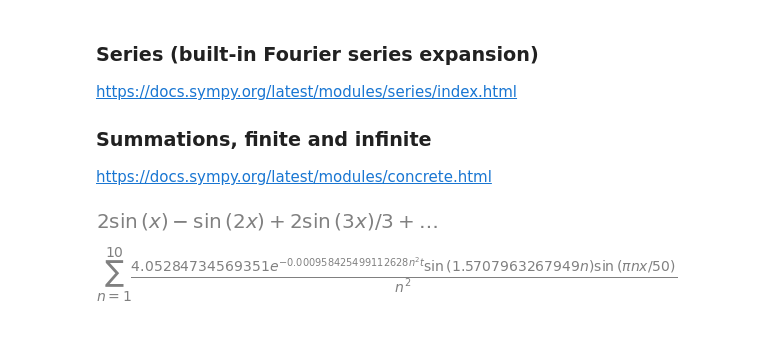
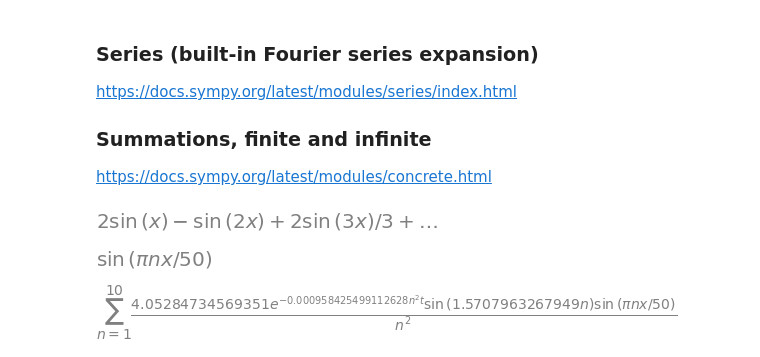
Before and after one commit to martina01natali/MMP, a Jupyter notebook: Project/JUPY_sympy_playground.ipynb, the cells around one changed output. Cells and saved outputs as stored; diff of their text form; code cells hidden in the pictures; blank space fills up the shorter version.

```diff
--- a/Project/JUPY_sympy_playground.ipynb
+++ b/Project/JUPY_sympy_playground.ipynb
@@ -385,6 +385,10 @@ fourier_series(x)
 [figure]
 # %%
 f_sine = sin(n*pi*x/50)
+# %%
+f_sine
+# %% [output]
+[figure, added]
 # %%
 u10 = Sum(ant*f_sine, (n, 1, 10))
 u10
```
Also changed, not shown: 4 other files.
